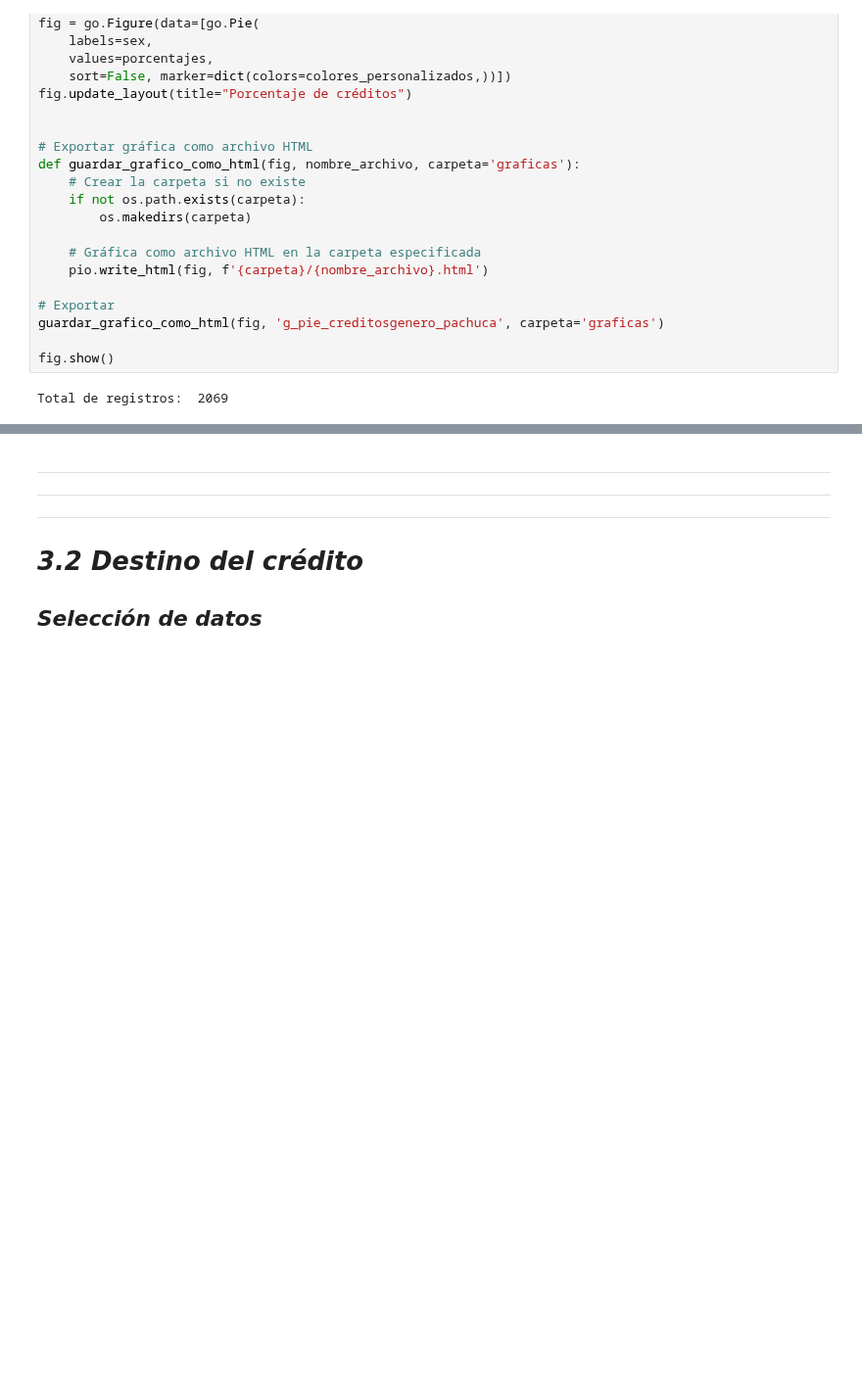
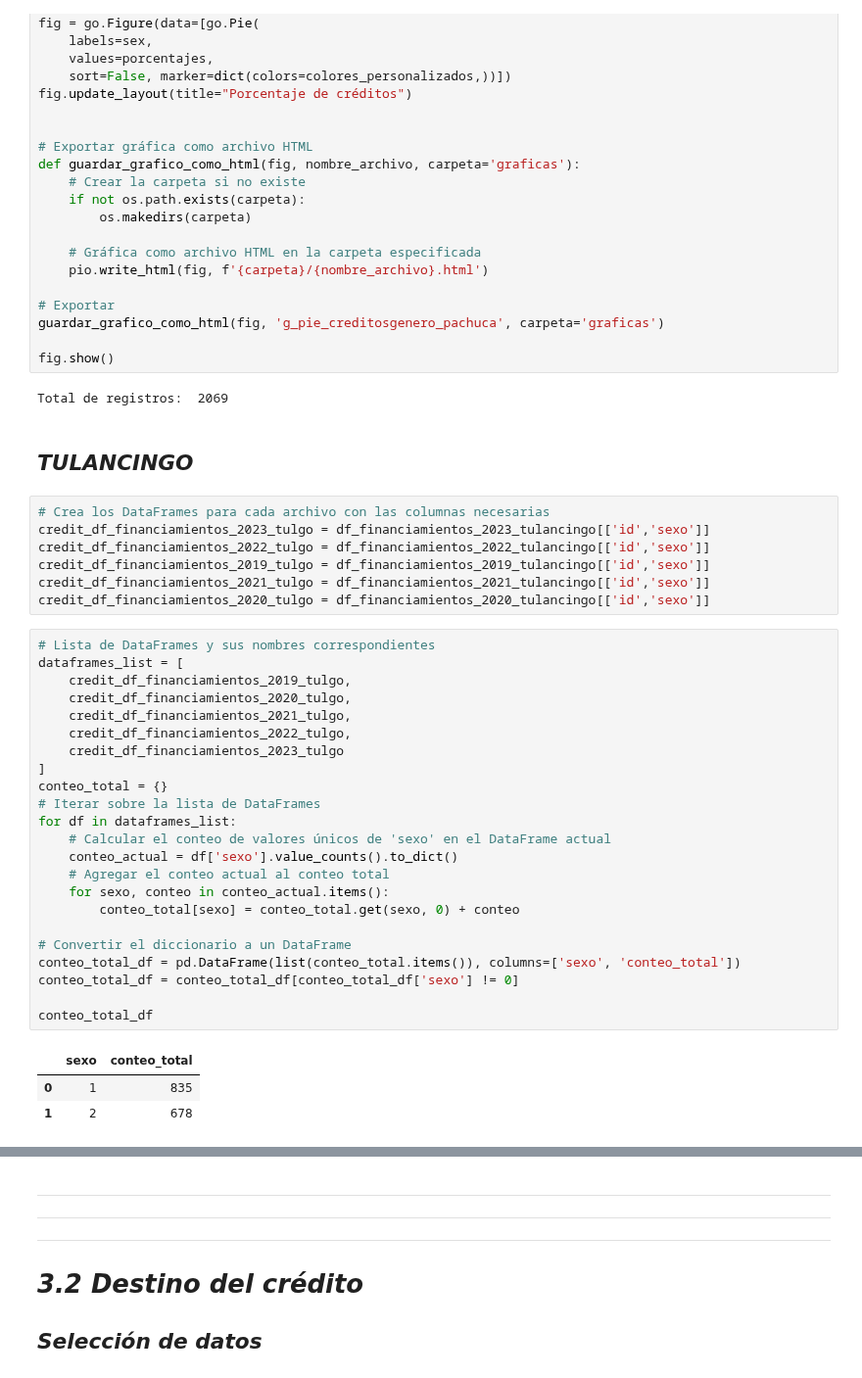
Before and after one commit to MiguelDWT4toCreativo/Datalpine, a Jupyter notebook: resources/jupyter/creditos.ipynb, the cells around one changed output, grey strips where cells are left out. Shown at 98% size. Drawn from its saved outputs; the diff is of its cells as text; blank space fills up the shorter version.

```diff
--- a/resources/jupyter/creditos.ipynb
+++ b/resources/jupyter/creditos.ipynb
@@ -123,3 +120,39 @@ guardar_grafico_como_html(fig, 'g_pie_creditosgenero_pachuca', carpeta='graficas
 fig.show()
 # %% [output]
 Total de registros:  2069
+# %% [markdown]
+## *TULANCINGO*
+# %%
+# Crea los DataFrames para cada archivo con las columnas necesarias
+credit_df_financiamientos_2023_tulgo = df_financiamientos_2023_tulancingo[['id','sexo']]
+credit_df_financiamientos_2022_tulgo = df_financiamientos_2022_tulancingo[['id','sexo']]
+credit_df_financiamientos_2019_tulgo = df_financiamientos_2019_tulancingo[['id','sexo']]
+credit_df_financiamientos_2021_tulgo = df_financiamientos_2021_tulancingo[['id','sexo']]
+credit_df_financiamientos_2020_tulgo = df_financiamientos_2020_tulancingo[['id','sexo']]
+# %%
+# Lista de DataFrames y sus nombres correspondientes
+dataframes_list = [
+    credit_df_financiamientos_2019_tulgo,
+    credit_df_financiamientos_2020_tulgo,
+    credit_df_financiamientos_2021_tulgo,
+    credit_df_financiamientos_2022_tulgo,
+    credit_df_financiamientos_2023_tulgo
+]
+conteo_total = {}
+# Iterar sobre la lista de DataFrames
+for df in dataframes_list:
+    # Calcular el conteo de valores únicos de 'sexo' en el DataFrame actual
+    conteo_actual = df['sexo'].value_counts().to_dict()
+    # Agregar el conteo actual al conteo total
+    for sexo, conteo in conteo_actual.items():
+        conteo_total[sexo] = conteo_total.get(sexo, 0) + conteo
+
+# Convertir el diccionario a un DataFrame
+conteo_total_df = pd.DataFrame(list(conteo_total.items()), columns=['sexo', 'conteo_total'])
+conteo_total_df = conteo_total_df[conteo_total_df['sexo'] != 0]
+
+conteo_total_df
+# %% [output]
+|  | sexo | conteo_total |
+| 0 | 1 | 835 |
+| 1 | 2 | 678 |
```
Also changed, not shown: parts of 20 cells of this notebook, 4 other files.
